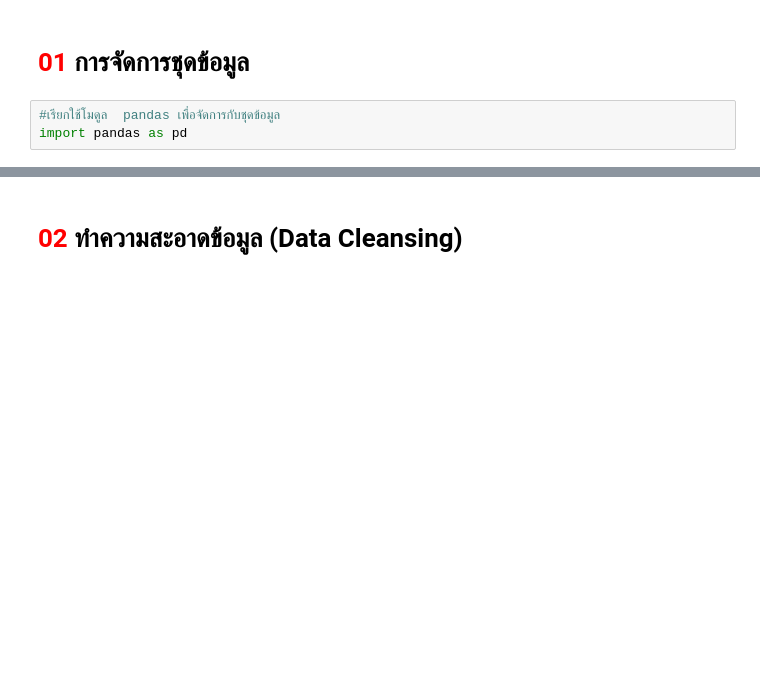
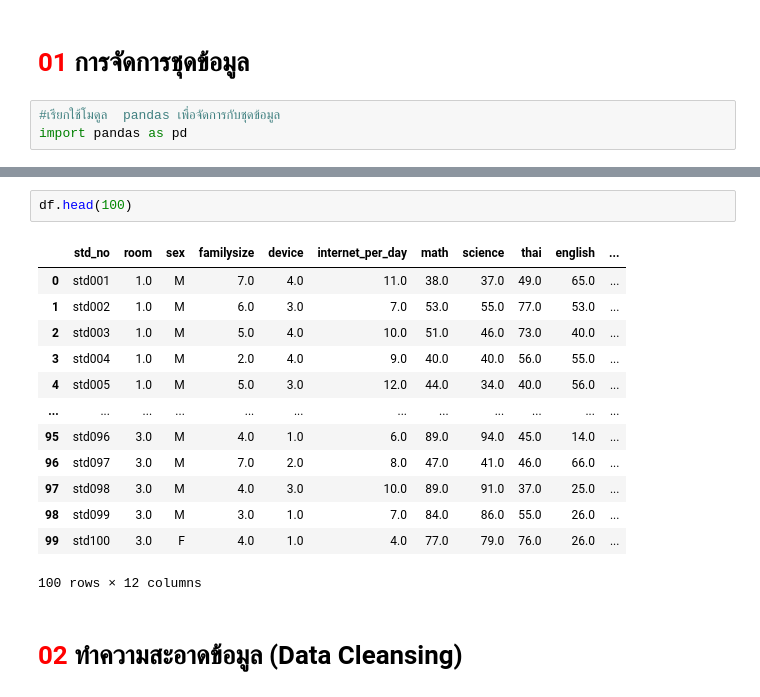
Before and after one commit to siriMallika/DS_IPST, a Jupyter notebook: A35_Python_for_DS.ipynb, the cells around one changed output, grey strips where cells are left out. Cells and saved outputs as stored; diff of their text form; blank space fills up the shorter version.

```diff
--- a/A35_Python_for_DS.ipynb
+++ b/A35_Python_for_DS.ipynb
@@ -22,3 +35,19 @@ df.head(11) #ดูข้อมูล 11 แถวแรก
+# %%
+df.head(100)
+# %% [output]
+|  | std_no | room | sex | familysize | device | internet_per_day | math | science | thai | english | ... |
+| 0 | std001 | 1.0 | M | 7.0 | 4.0 | 11.0 | 38.0 | 37.0 | 49.0 | 65.0 | ... |
+| 1 | std002 | 1.0 | M | 6.0 | 3.0 | 7.0 | 53.0 | 55.0 | 77.0 | 53.0 | ... |
+| 2 | std003 | 1.0 | M | 5.0 | 4.0 | 10.0 | 51.0 | 46.0 | 73.0 | 40.0 | ... |
+| 3 | std004 | 1.0 | M | 2.0 | 4.0 | 9.0 | 40.0 | 40.0 | 56.0 | 55.0 | ... |
+| 4 | std005 | 1.0 | M | 5.0 | 3.0 | 12.0 | 44.0 | 34.0 | 40.0 | 56.0 | ... |
+| ... | ... | ... | ... | ... | ... | ... | ... | ... | ... | ... | ... |
+| 95 | std096 | 3.0 | M | 4.0 | 1.0 | 6.0 | 89.0 | 94.0 | 45.0 | 14.0 | ... |
+| 96 | std097 | 3.0 | M | 7.0 | 2.0 | 8.0 | 47.0 | 41.0 | 46.0 | 66.0 | ... |
+| 97 | std098 | 3.0 | M | 4.0 | 3.0 | 10.0 | 89.0 | 91.0 | 37.0 | 25.0 | ... |
+| 98 | std099 | 3.0 | M | 3.0 | 1.0 | 7.0 | 84.0 | 86.0 | 55.0 | 26.0 | ... |
+| 99 | std100 | 3.0 | F | 4.0 | 1.0 | 4.0 | 77.0 | 79.0 | 76.0 | 26.0 | ... |
+100 rows × 12 columns
 # %% [markdown]
 # <font color='red'>02</font>  ทำความสะอาดข้อมูล (Data Cleansing)
 # %%
```
Also changed, not shown: parts of 2 cells of this notebook.
